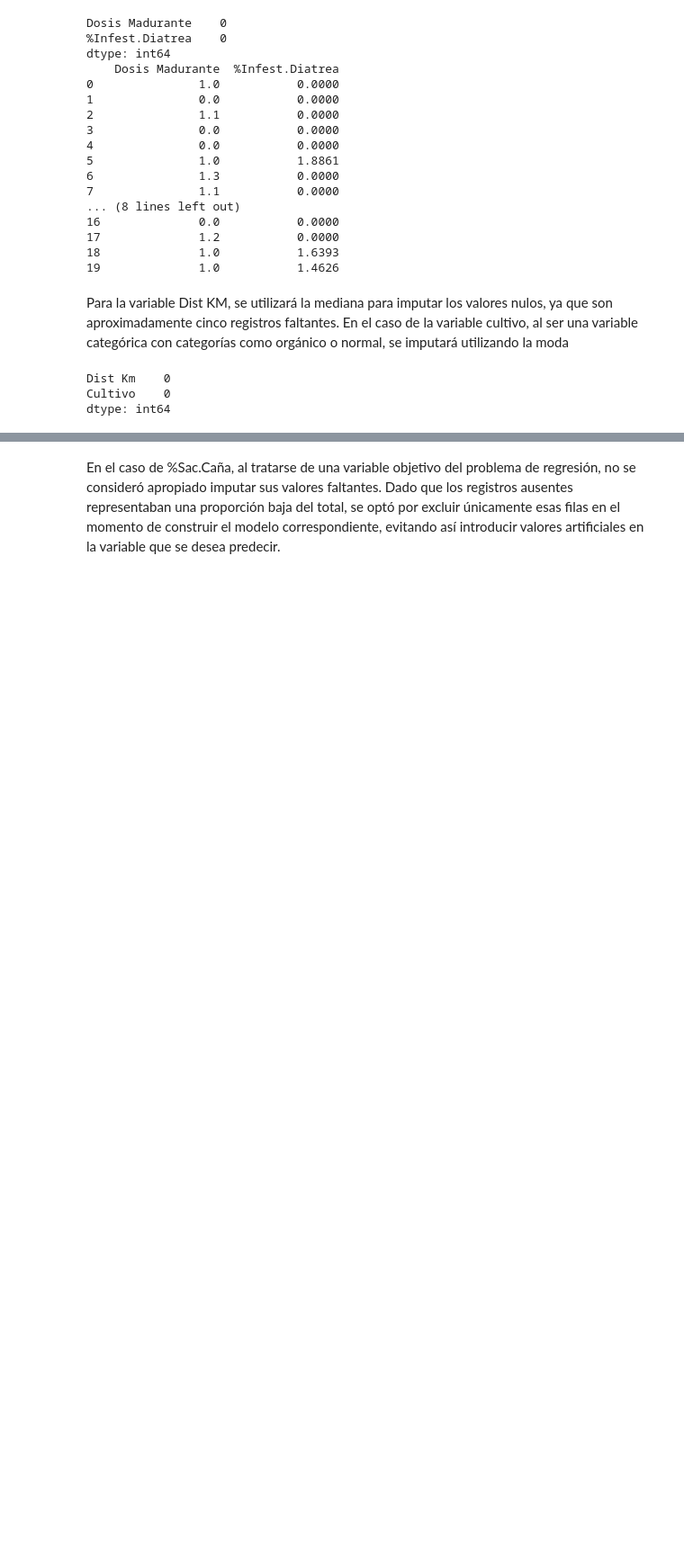
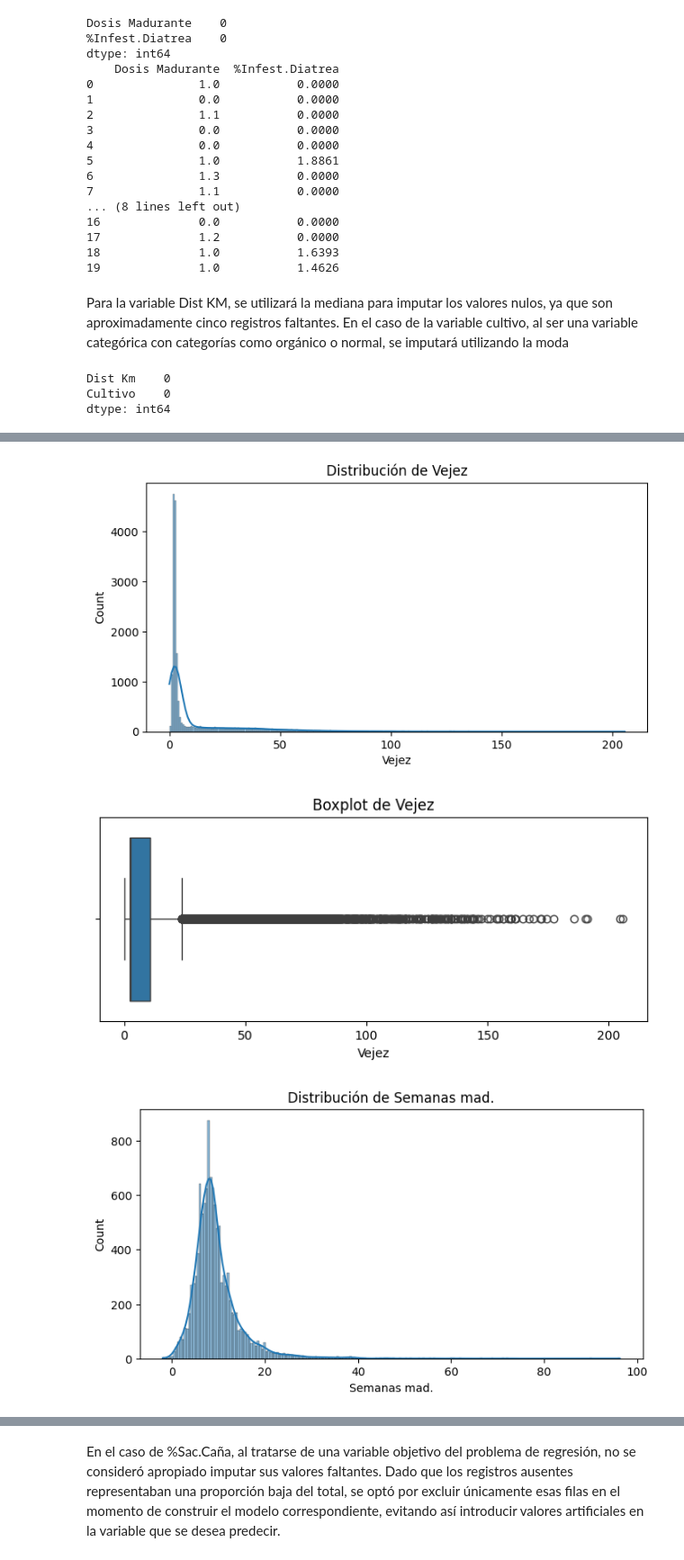
Before and after one commit to luiscadn/ProvidenciaCane-Harvest-Forecasting-ML, a Jupyter notebook: notebooks/01_EDA.ipynb, the cells around one changed output, grey strips where cells are left out. Shown at 90% size. Saved outputs shown, nothing was run; the diff lists cells and outputs as text; code cells hidden in the pictures; blank space fills up the shorter version.

```diff
--- a/notebooks/01_EDA.ipynb
+++ b/notebooks/01_EDA.ipynb
@@ -560,0 +515,15 @@ None
+# %%
+for col in ['Vejez', 'Semanas mad.']:
+    plt.figure(figsize=(8,4))
+    sns.histplot(df_reg[col].dropna(), kde=True)
+    plt.title(f'Distribución de {col}')
+    plt.show()
+
+    plt.figure(figsize=(8,3))
+    sns.boxplot(x=df_reg[col].dropna())
+    plt.title(f'Boxplot de {col}')
+    plt.show()
+# %% [output]
+[figure, added]
+[figure, added]
+[figure, added]
```
Also changed, not shown: parts of 97 cells of this notebook.
